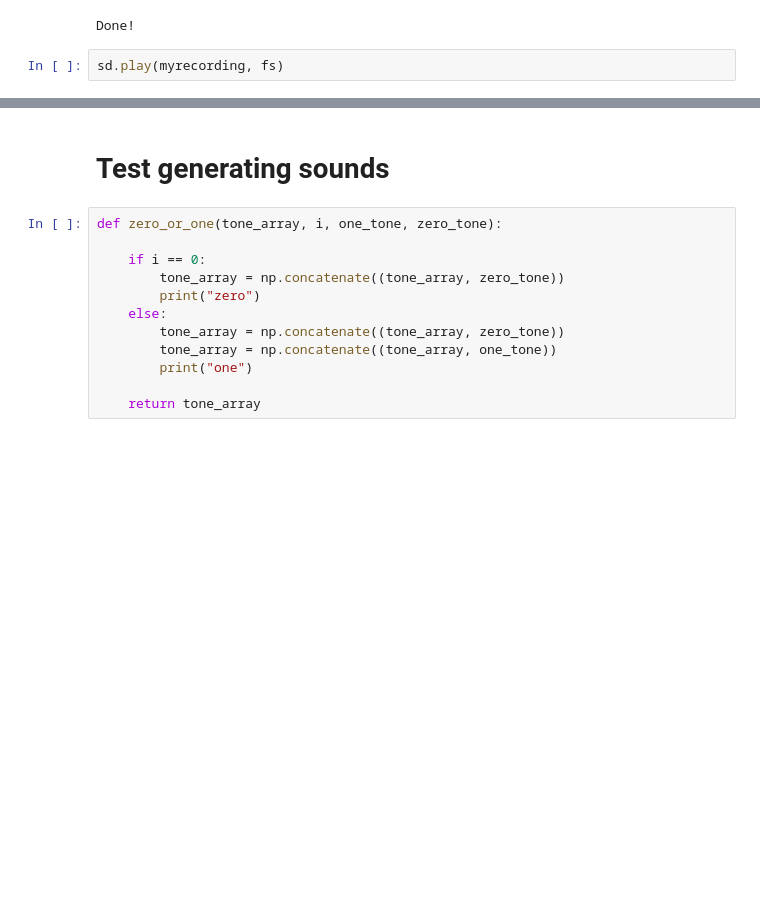
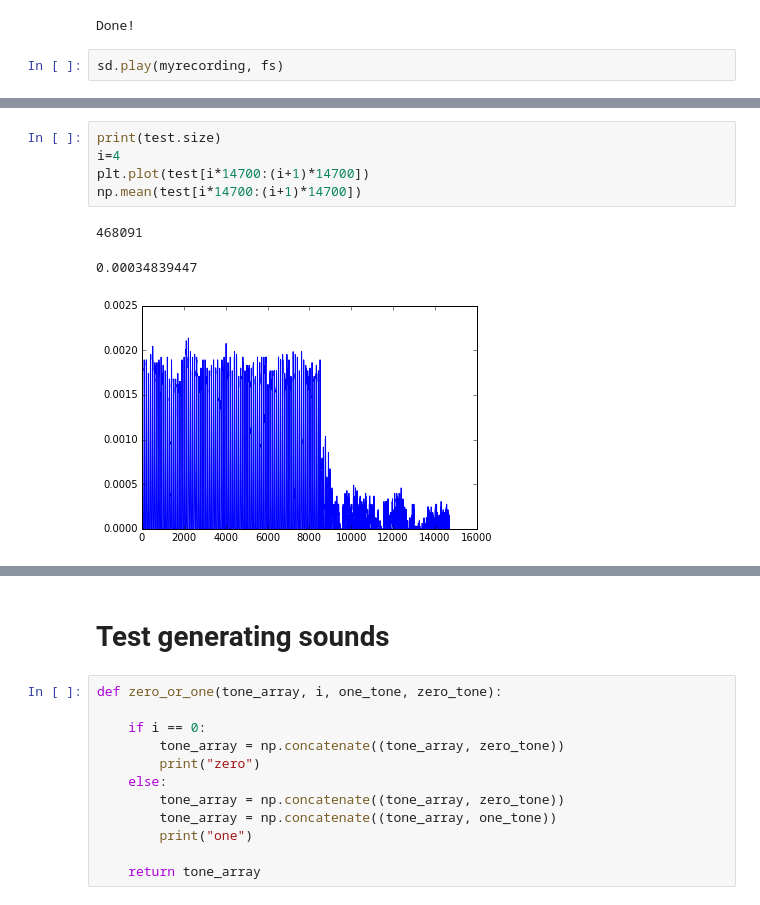
Before and after one commit to NathanYee/QEAFall2016Homework, a Jupyter notebook: bset1/badModemFirstPass.ipynb, the cells around one changed output, grey strips where cells are left out. Drawn from its saved outputs; the diff is of its cells as text; blank space fills up the shorter version.

```diff
--- a/bset1/badModemFirstPass.ipynb
+++ b/bset1/badModemFirstPass.ipynb
@@ -45,0 +68,9 @@ plt.show()
+# %%
+print(test.size)
+i=4
+plt.plot(test[i*14700:(i+1)*14700])
+np.mean(test[i*14700:(i+1)*14700])
+# %% [output]
+468091
+0.00034839447
+[figure, added]
```
Also changed, not shown: parts of 7 cells of this notebook.
